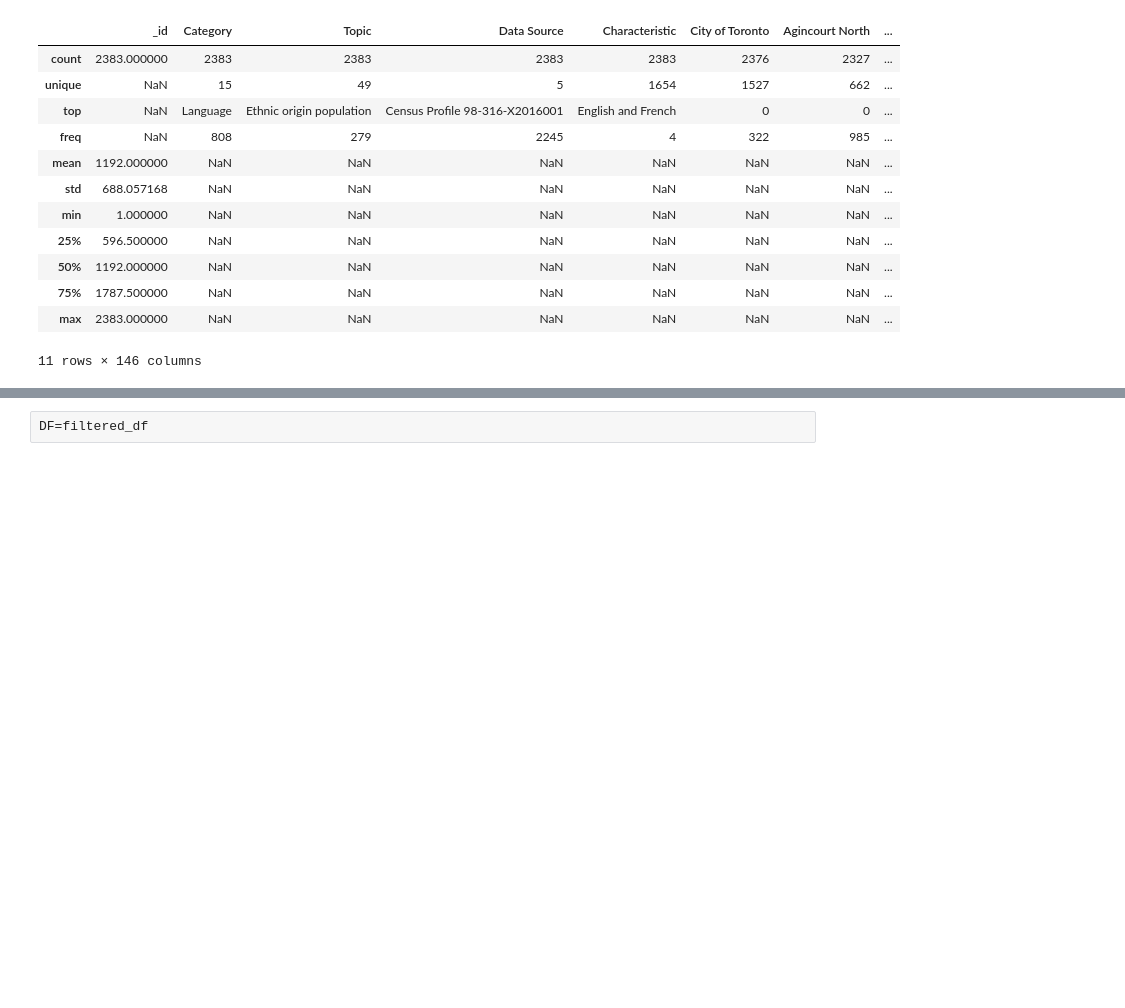
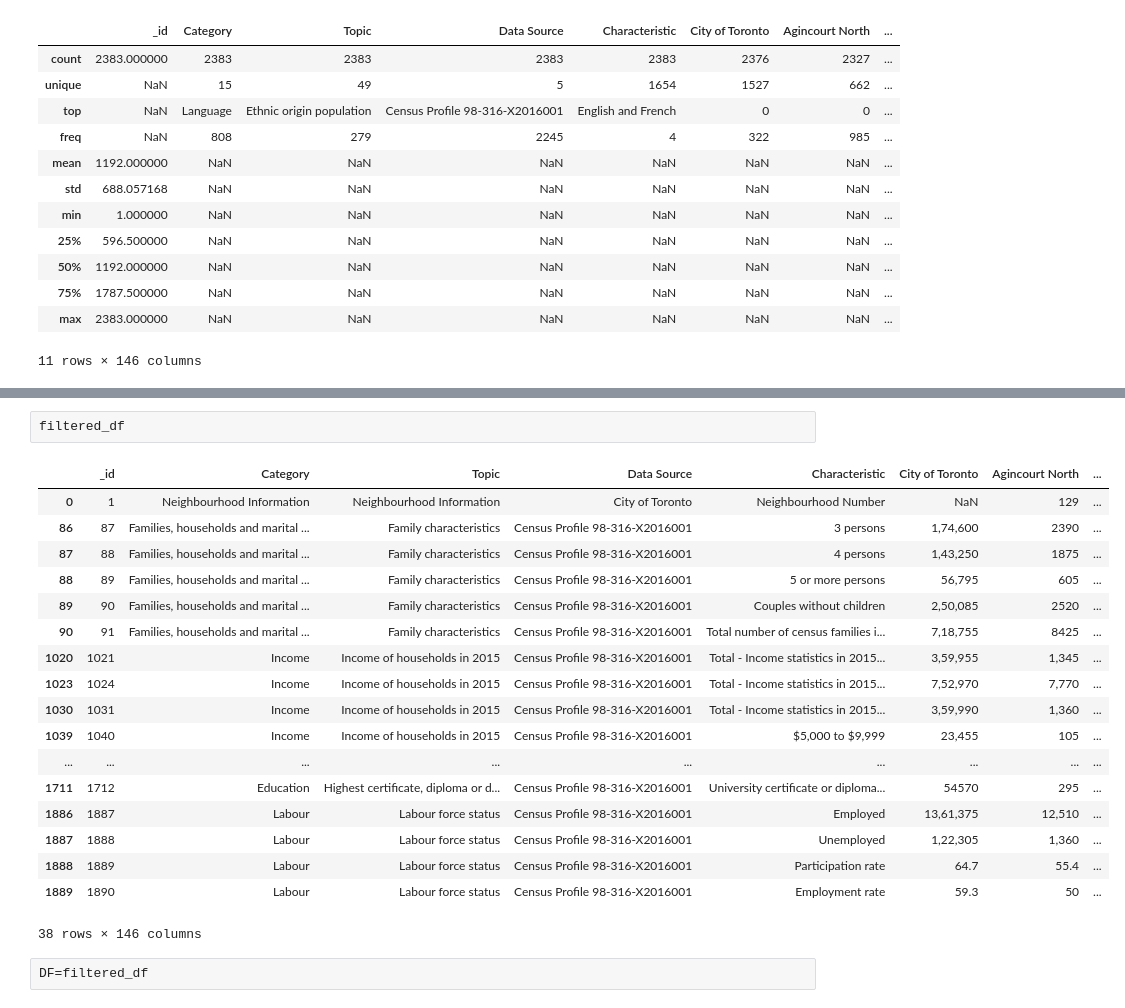
Before and after one commit to mredshaw/AI-Fundamentals-Project, a Jupyter notebook: NeighbourhoodProfile_Clean.ipynb, the cells around one changed output, grey strips where cells are left out. Cells and saved outputs as stored; diff of their text form; blank space fills up the shorter version.

```diff
--- a/NeighbourhoodProfile_Clean.ipynb
+++ b/NeighbourhoodProfile_Clean.ipynb
@@ -54,3 +54,24 @@ print(filtered_df)
+# %%
+filtered_df
+# %% [output]
+|  | _id | Category | Topic | Data Source | Characteristic | City of Toronto | Agincourt North | ... |
+| 0 | 1 | Neighbourhood Information | Neighbourhood Information | City of Toronto | Neighbourhood Number | NaN | 129 | ... |
+| 86 | 87 | Families, households and marital ... | Family characteristics | Census Profile 98-316-X2016001 | 3 persons | 1,74,600 | 2390 | ... |
+| 87 | 88 | Families, households and marital ... | Family characteristics | Census Profile 98-316-X2016001 | 4 persons | 1,43,250 | 1875 | ... |
+| 88 | 89 | Families, households and marital ... | Family characteristics | Census Profile 98-316-X2016001 | 5 or more persons | 56,795 | 605 | ... |
+| 89 | 90 | Families, households and marital ... | Family characteristics | Census Profile 98-316-X2016001 | Couples without children | 2,50,085 | 2520 | ... |
+| 90 | 91 | Families, households and marital ... | Family characteristics | Census Profile 98-316-X2016001 | Total number of census families i... | 7,18,755 | 8425 | ... |
+| 1020 | 1021 | Income | Income of households in 2015 | Census Profile 98-316-X2016001 | Total - Income statistics in 2015... | 3,59,955 | 1,345 | ... |
+| 1023 | 1024 | Income | Income of households in 2015 | Census Profile 98-316-X2016001 | Total - Income statistics in 2015... | 7,52,970 | 7,770 | ... |
+| 1030 | 1031 | Income | Income of households in 2015 | Census Profile 98-316-X2016001 | Total - Income statistics in 2015... | 3,59,990 | 1,360 | ... |
+| 1039 | 1040 | Income | Income of households in 2015 | Census Profile 98-316-X2016001 | $5,000 to $9,999 | 23,455 | 105 | ... |
+| ... | ... | ... | ... | ... | ... | ... | ... | ... |
+| 1711 | 1712 | Education | Highest certificate, diploma or d... | Census Profile 98-316-X2016001 | University certificate or diploma... | 54570 | 295 | ... |
+| 1886 | 1887 | Labour | Labour force status | Census Profile 98-316-X2016001 | Employed | 13,61,375 | 12,510 | ... |
+| 1887 | 1888 | Labour | Labour force status | Census Profile 98-316-X2016001 | Unemployed | 1,22,305 | 1,360 | ... |
+| 1888 | 1889 | Labour | Labour force status | Census Profile 98-316-X2016001 | Participation rate | 64.7 | 55.4 | ... |
+| 1889 | 1890 | Labour | Labour force status | Census Profile 98-316-X2016001 | Employment rate | 59.3 | 50 | ... |
+38 rows × 146 columns
 # %%
 DF=filtered_df
 # %%
```
Also changed, not shown: parts of 4 cells of this notebook, 1 other file.
